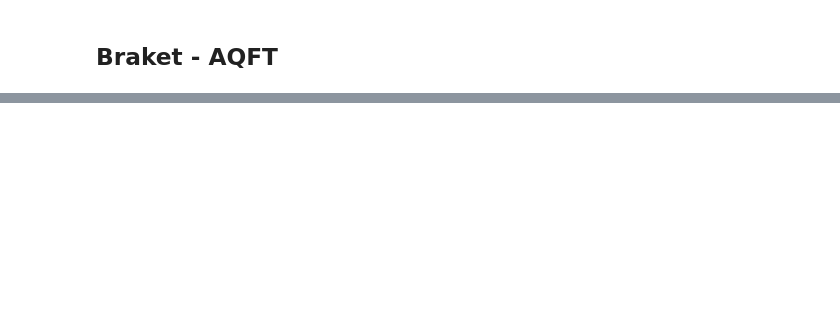
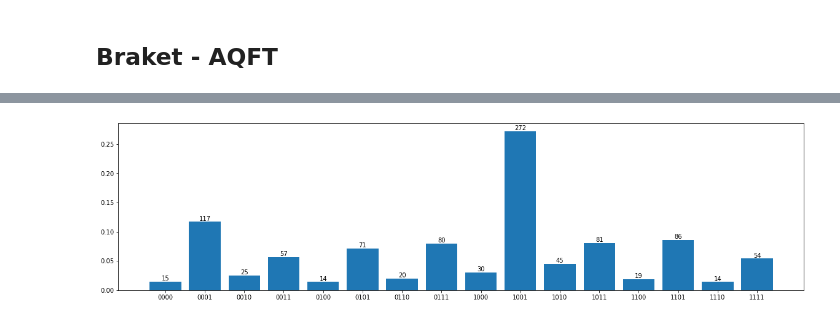
Before and after one commit to gulis1/APCC, a Jupyter notebook: Practica3/Ejercicio4.ipynb, the cells around one changed output, grey strips where cells are left out. Drawn from its saved outputs; the diff is of its cells as text; code cells hidden in the pictures; blank space fills up the shorter version.

```diff
--- a/Practica3/Ejercicio4.ipynb
+++ b/Practica3/Ejercicio4.ipynb
@@ -342,0 +457,9 @@ NameError: name 'task' is not defined
+# %%
+from braket.aws import AwsQuantumTask
+
+task = AwsQuantumTask(arn="arn:aws:braket:us-east-1:975085098040:quantum-task/134c8df4-017f-43ff-8ac0-dfc9f4ec0c65")
+
+results = Counter([''.join(str(i) for i in x[:4]) for x in task.result().measurements])
+plot_histogram2(results, width=20)
+# %% [output]
+[figure, added]
```
Also changed, not shown: parts of 26 cells of this notebook.
